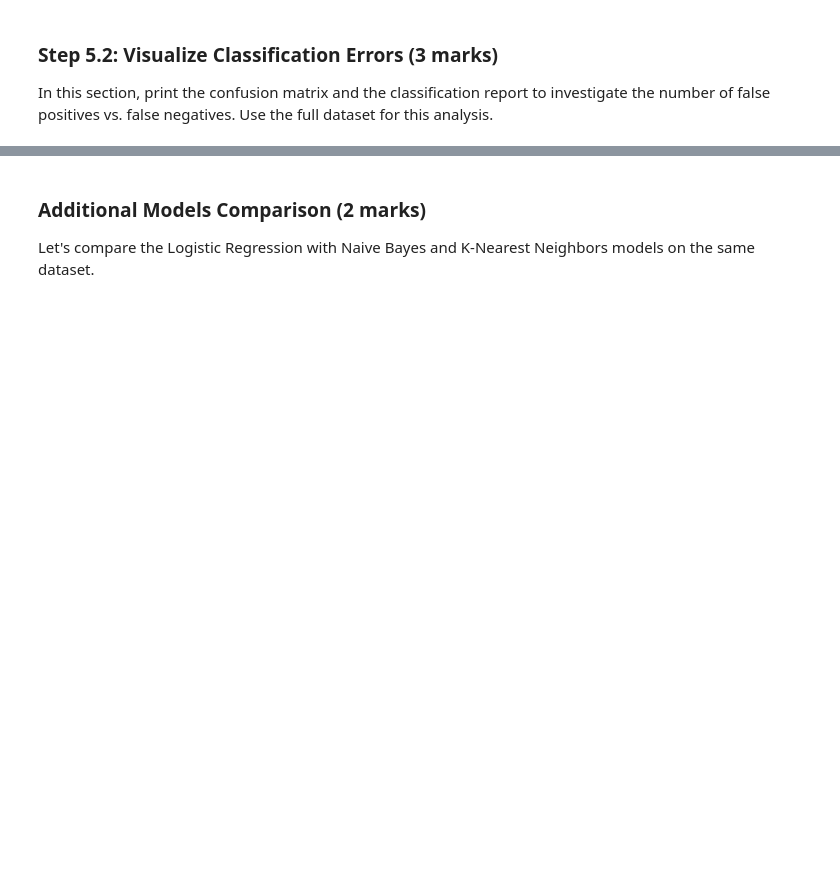
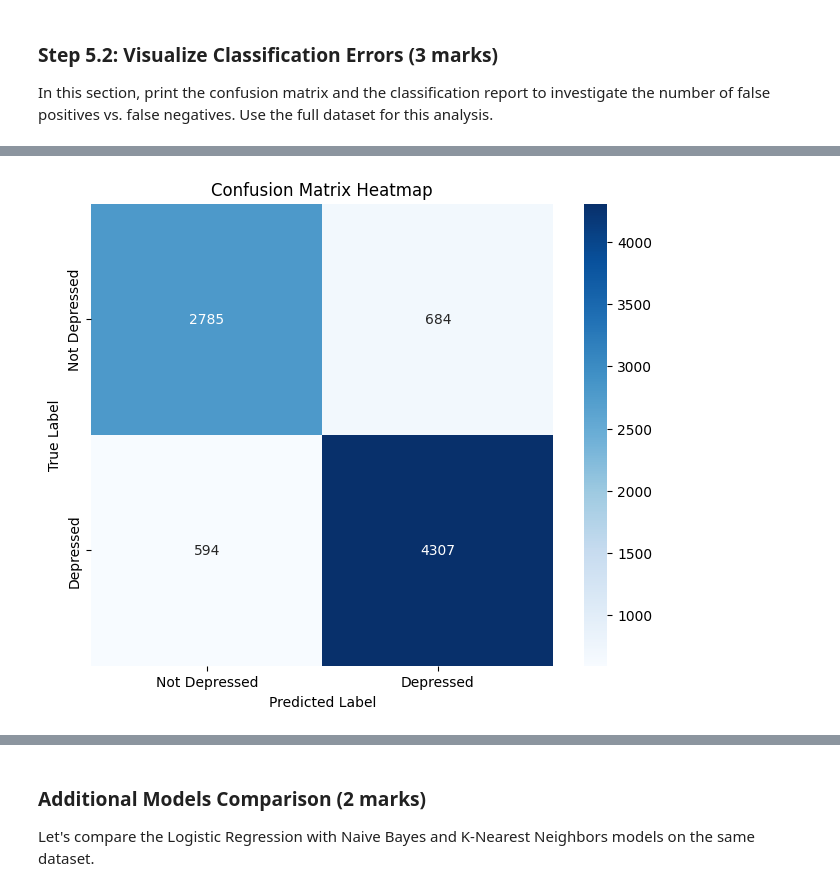
Before and after one commit to caydincleland/ENGG680_2025_Fall_group8Fork, a Jupyter notebook: assignment2/Assignment2_Upload.ipynb, the cells around one changed output, grey strips where cells are left out. Cells and saved outputs as stored; diff of their text form; code cells hidden in the pictures; blank space fills up the shorter version.

```diff
--- a/assignment2/Assignment2_Upload.ipynb
+++ b/assignment2/Assignment2_Upload.ipynb
@@ -842,3 +901,21 @@ from sklearn.model_selection import train_test_split
     - `X` and `y` (1 mark)
     - Only first two columns of `X` and `y` (1 mark)
     - `X_small` and `y_small` (1 mark)
+# %%
+from sklearn.linear_model import LogisticRegression
+
+
+model_full = LogisticRegression(max_iter=2000)
+model_full.fit(X, y)
+print("Accuracy (full dataset):", model_full.score(X, y))
+
+
+X_two = X.iloc[:, :2]
+model_two = LogisticRegression(max_iter=2000)
+model_two.fit(X_two, y)
+print("Accuracy (first two features):", model_two.score(X_two, y))
+
+
+model_small = LogisticRegression(max_iter=2000)
+model_small.fit(X_small, y_small)
+print("Accuracy (small dataset):", model_small.score(X_small, y_small))
@@ -893,3 +1105,12 @@ In this section, print the confusion matrix and the classification report to inv
 # Retrieve target vector and predicted values for testing set using full dataset
 # (1 marks)
 # Note: 70% training set, 30% testing set
+
+X_train, X_test, y_train, y_test = train_test_split(
+    X, y, test_size=0.30, random_state=0, stratify=y
+)
+
+model = LogisticRegression(max_iter=2000)
+model.fit(X_train, y_train)
+
+y_pred = model.predict(X_test)
@@ -896,23 +1125,26 @@ In this section, print the confusion matrix and the classification report to inv
 # %%
 from sklearn.metrics import confusion_matrix
-# Calculate confusion matrix: confusion_matrix()
+
+# Calculate confusion matrix
 # (1 marks)
+conf_mat = confusion_matrix(y_test, y_pred)
 
-
-
-# Print confusion matrix using a heatmap: sns.heatmap()
+# Print confusion matrix using a heatmap
 plt.figure(figsize=(8, 6))
 sns.heatmap(conf_mat,
            xticklabels=['Not Depressed', 'Depressed'],
            yticklabels=['Not Depressed', 'Depressed'],
            square=True,
            annot=True,
            cbar=True,
            fmt='d',
            cmap='Blues')
-plt.xlabel(   )
-plt.ylabel(   )
-plt.title(   )
+
+plt.xlabel("Predicted Label")
+plt.ylabel("True Label")
+plt.title("Confusion Matrix Heatmap")
 plt.show()
+# %% [output]
+[figure, added]
 # %%
 from sklearn.metrics import classification_report
```
Also changed, not shown: parts of 20 cells of this notebook.
